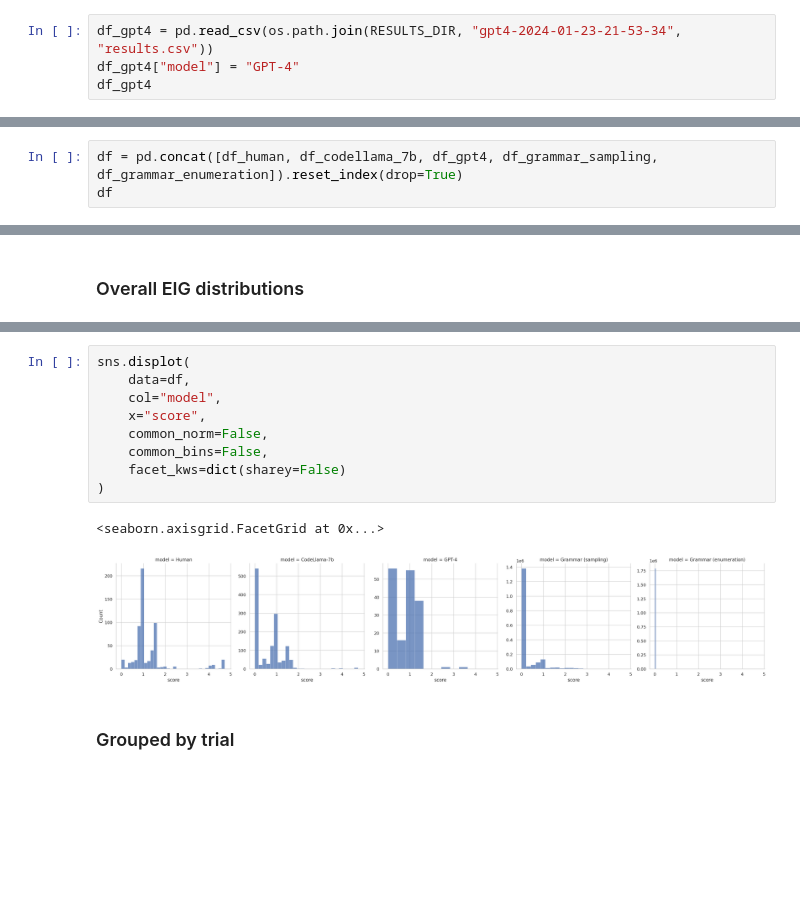
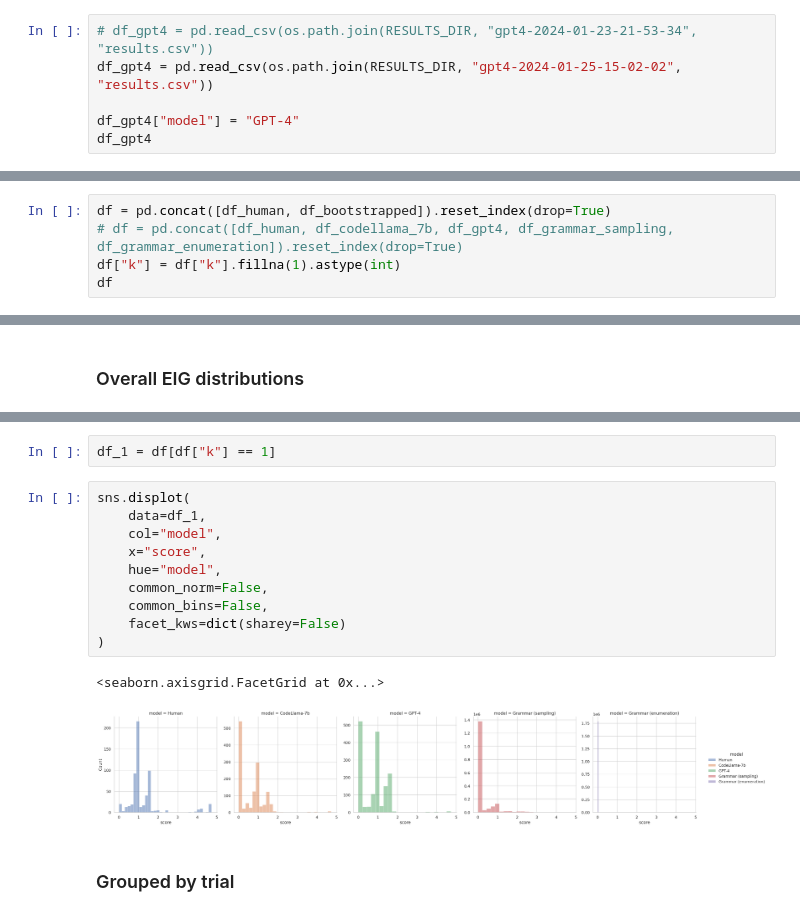
Before and after one commit to gabegrand/battleship, a Jupyter notebook: experiments/cogsci/analysis.ipynb, the cells around one changed output, grey strips where cells are left out. Saved outputs shown, nothing was run; the diff lists cells and outputs as text; blank space fills up the shorter version.

```diff
--- a/experiments/cogsci/analysis.ipynb
+++ b/experiments/cogsci/analysis.ipynb
@@ -71,7 +72,9 @@ df_codellama_7b
 | 1799 | 18 | Is there a ship at 3F? | (any (map (lambda x0 (== (coord x... | NaN | final | 19 | CodeLlama-7b |
 1800 rows × 7 columns
 # %%
-df_gpt4 = pd.read_csv(os.path.join(RESULTS_DIR, "gpt4-2024-01-23-21-53-34", "results.csv"))
+# df_gpt4 = pd.read_csv(os.path.join(RESULTS_DIR, "gpt4-2024-01-23-21-53-34", "results.csv"))
+df_gpt4 = pd.read_csv(os.path.join(RESULTS_DIR, "gpt4-2024-01-25-15-02-02", "results.csv"))
+
 df_gpt4["model"] = "GPT-4"
 df_gpt4
 # %% [output]
@@ -131,6 +195,8 @@ df_grammar_enumeration
 # %% [markdown]
 # Merge datasets
 # %%
-df = pd.concat([df_human, df_codellama_7b, df_gpt4, df_grammar_sampling, df_grammar_enumeration]).reset_index(drop=True)
+df = pd.concat([df_human, df_bootstrapped]).reset_index(drop=True)
+# df = pd.concat([df_human, df_codellama_7b, df_gpt4, df_grammar_sampling, df_grammar_enumeration]).reset_index(drop=True)
+df["k"] = df["k"].fillna(1).astype(int)
 df
 # %% [output]
@@ -231,15 +336,18 @@ sns.boxplot(
+# %%
+df_1 = df[df["k"] == 1]
 # %%
 sns.displot(
-    data=df,
+    data=df_1,
     col="model",
     x="score",
+    hue="model",
     common_norm=False,
     common_bins=False,
     facet_kws=dict(sharey=False)
 )
 # %% [output]
 <seaborn.axisgrid.FacetGrid at 0x...>
-[figure, old version]
+[figure, new version]
 # %% [markdown]
 ### Grouped by trial
 # %%
```
Also changed, not shown: parts of 20 cells of this notebook, 2 other files.
